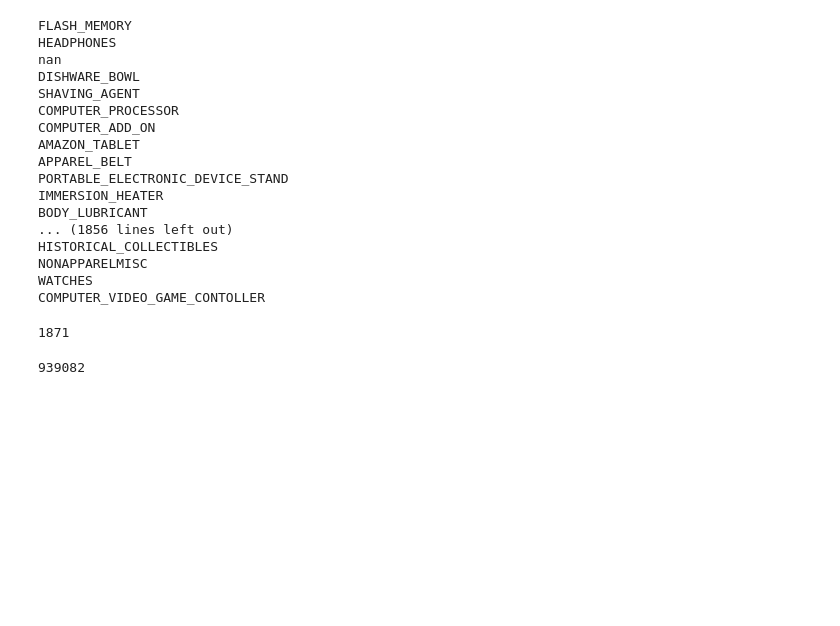
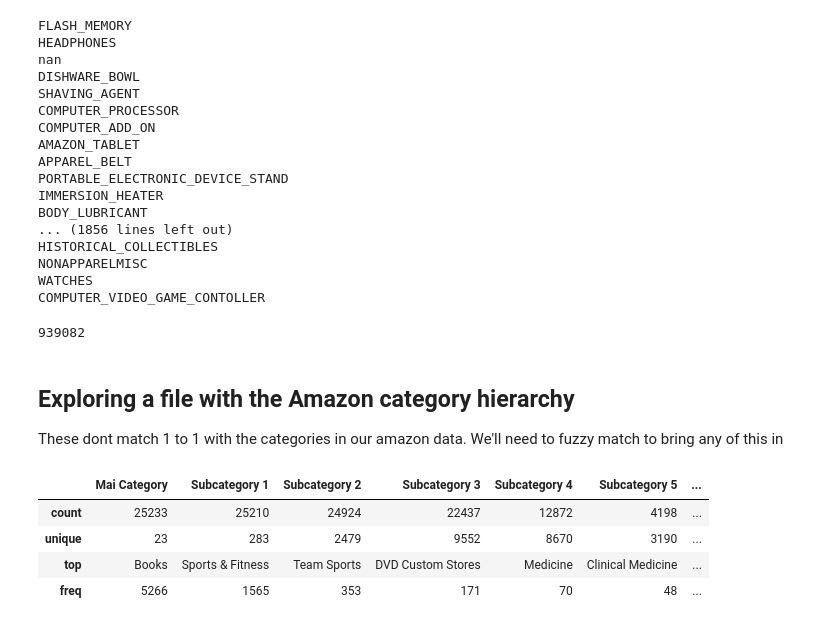
Before and after one commit to NicoleQMcMinn/Capstone-Project, a Jupyter notebook: Data Exploration.ipynb, the cells around one changed output. Drawn from its saved outputs; the diff is of its cells as text; code cells hidden in the pictures; blank space fills up the shorter version.

Commit message:
Update with new hierarchy data file

```diff
--- a/Data Exploration.ipynb
+++ b/Data Exploration.ipynb
@@ -58,11 +73,21 @@ HISTORICAL_COLLECTIBLES
 NONAPPARELMISC
 WATCHES
 COMPUTER_VIDEO_GAME_CONTOLLER
-# %%
-amazon['Category'].nunique()
-# %% [output]
-1871
 # %%
 amazon['ASIN/ISBN (Product Code)'].nunique()
 # %% [output]
 939082
+# %% [markdown]
+Exploring a file with the Amazon category hierarchy
+-
+These dont match 1 to 1 with the categories in our amazon data. We'll need to fuzzy match to bring any of this in
+# %%
+amazon_categories = pd.read_csv('AmazonCategories.csv', sep=';')
+# %%
+amazon_categories.describe()
+# %% [output]
+|  | Mai Category | Subcategory 1 | Subcategory 2 | Subcategory 3 | Subcategory 4 | Subcategory 5 | ... |
+| count | 25233 | 25210 | 24924 | 22437 | 12872 | 4198 | ... |
+| unique | 23 | 283 | 2479 | 9552 | 8670 | 3190 | ... |
+| top | Books | Sports & Fitness | Team Sports | DVD Custom Stores | Medicine | Clinical Medicine | ... |
+| freq | 5266 | 1565 | 353 | 171 | 70 | 48 | ... |
```
Also changed, not shown: parts of 9 cells of this notebook.
